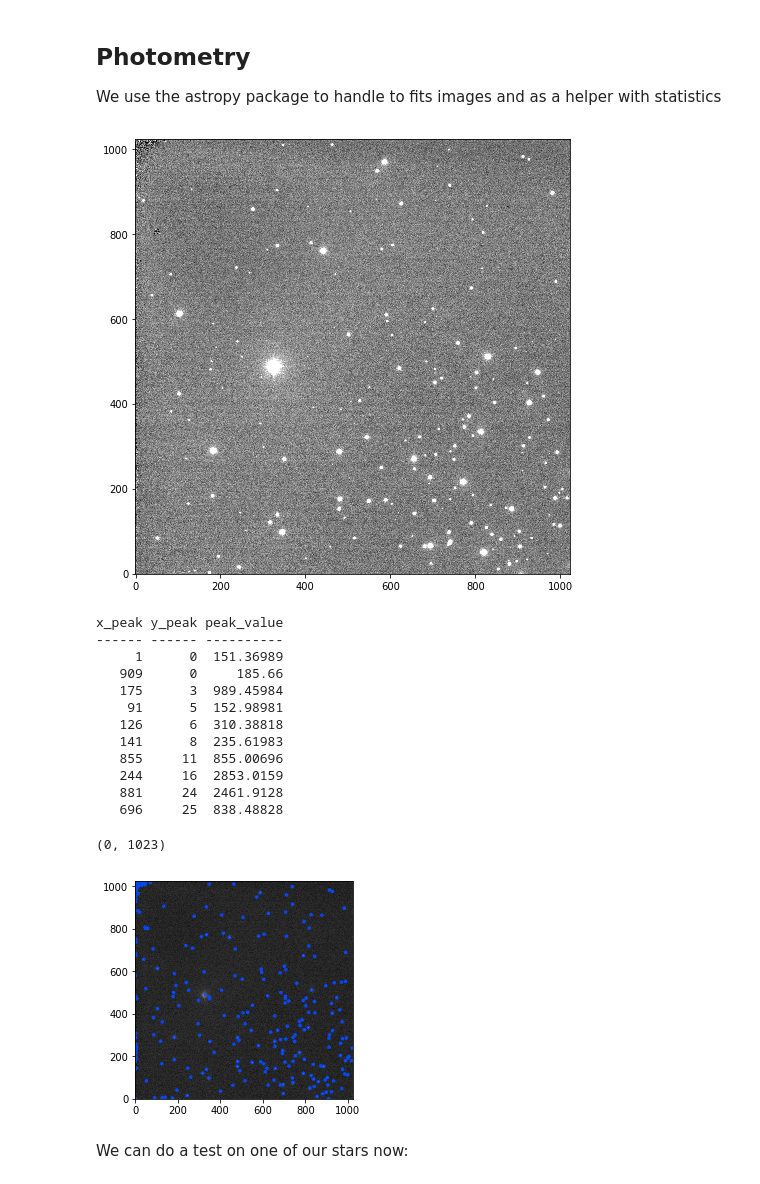
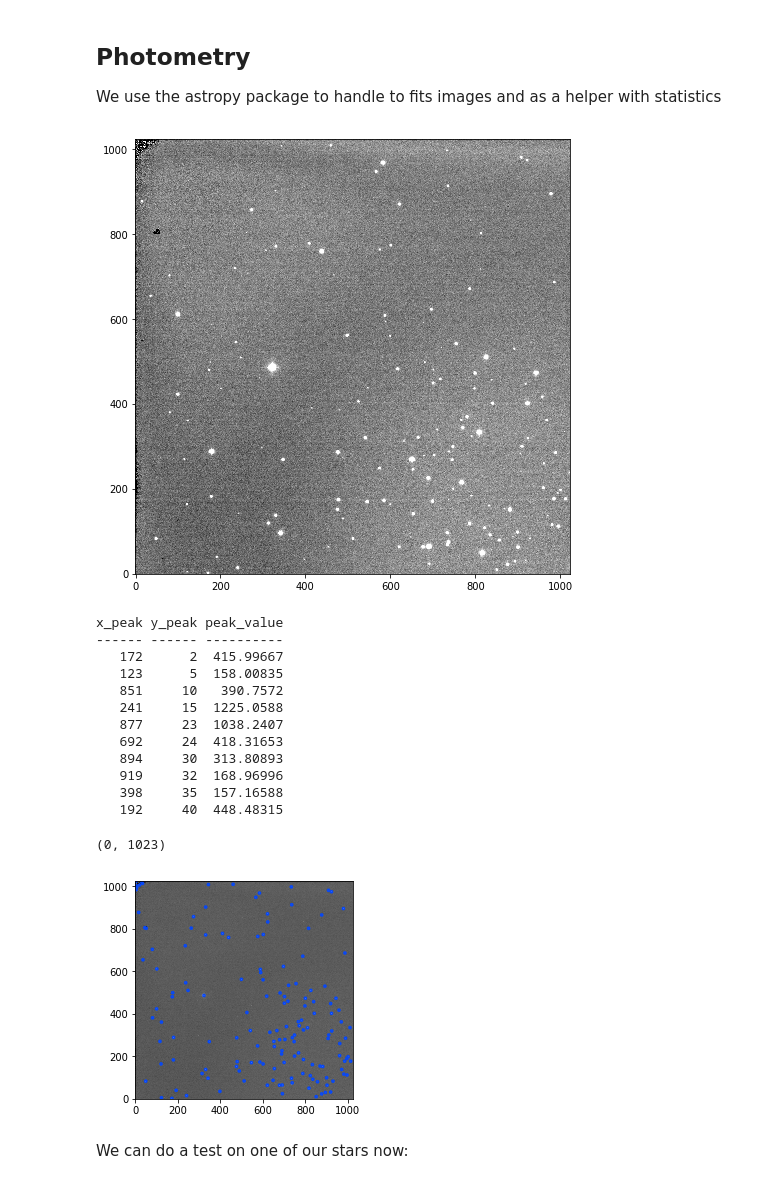
Before and after one commit to thyme4soup/A100HRDiagrams, a Jupyter notebook: HR Diagram Derivation.ipynb, the cells around one changed output. Cells and saved outputs as stored; diff of their text form; code cells hidden in the pictures.

```diff
--- a/HR Diagram Derivation.ipynb
+++ b/HR Diagram Derivation.ipynb
@@ -19,6 +19,7 @@ We use the astropy package to handle to fits images and as a helper with statist
 import astropy.stats as astats
 from astropy.io import fits
 import numpy as np
+from numpy import nan
 from scipy.optimize import curve_fit
 import matplotlib.pyplot as plt
 import matplotlib as mpl
@@ -35,42 +36,59 @@ from photutils import CircularAperture
 
 from photutils import aperture_photometry, CircularAperture
 from astropy.modeling import models, fitting
+
+fits_dict = {
+    '2sV'   : 'fbt_0138.M67.fits',
+    '5sV'   : 'fbt_0137.M67.fits',
+    '30sV'  : 'fbt_0139.M67.fits',
+    '120sV' : 'fbt_0140.M67.fits',
+    '300sV' : 'fbt_0141.M67.fits',
+    '2sB'   : 'fbt_0143.M67.fits',
+    '5sB'   : 'fbt_0142.M67.fits',
+    '30sB'  : 'fbt_0144.M67.fits',
+    '120sB' : 'fbt_0145.M67.fits',
+    '300sB' : 'fbt_0146.M67.fits',
+    '5sR'   : 'fbt_0147.M67.fits',
+    '30sR'  : 'fbt_0148.M67.fits',
+    '120sR' : 'fbt_0149.M67.fits',
+    '300sR' : 'fbt_0150.M67.fits'
+}
 # %%
 # Open an image
-filename = 'fbt_0137.M67.fits'
+filename = fits_dict['5sB']
 hdulist  = fits.open(filename)
 
 imlist  = hdulist[1:]
 
 scidata = imlist[1].data
 
 # Calculate the mean, median, and standard deviation of the data in the image.
 mean, median, std = astats.sigma_clipped_stats(scidata, sigma=3.0, maxiters=5)
 
 # Plot the image
 plt.figure(figsize=(10,8))
 plt.imshow(scidata, vmin=median-6.0*std, vmax=median+6.0*std, cmap='gray', origin='lower')
 plt.show()
 
 mean, median, std = sigma_clipped_stats(scidata, sigma=3.0)
-threshold = median + (5. * std)
+threshold = median + (10. * std)
 tbl = find_peaks(scidata, threshold, box_size=11)
 tbl['peak_value'].info.format = '%.8g'  # for consistent table output
 print(tbl[:10])    # print only the first 10 peaks
 # %% [output]
-[figure, old version]
+[figure, new version]
 x_peak y_peak peak_value
 ------ ------ ----------
-     1      0  151.36989
-   909      0     185.66
-   175      3  989.45984
-    91      5  152.98981
-   126      6  310.38818
-   141      8  235.61983
-   855     11  855.00696
-   244     16  2853.0159
-   881     24  2461.9128
-   696     25  838.48828
+   172      2  415.99667
+   123      5  158.00835
+   851     10   390.7572
+   241     15  1225.0588
+   877     23  1038.2407
+   692     24  418.31653
+   894     30  313.80893
+   919     32  168.96996
+   398     35  157.16588
+   192     40  448.48315
 # %%
 positions = (tbl['x_peak'], tbl['y_peak'])
 
@@ -86,7 +104,7 @@ plt.xlim(0, scidata.shape[1]-1)
 plt.ylim(0, scidata.shape[0]-1)
 # %% [output]
 (0, 1023)
-[figure, old version]
+[figure, new version]
 # %% [markdown]
 We can do a test on one of our stars now:
 # %%
```
Also changed, not shown: parts of 11 cells of this notebook.
